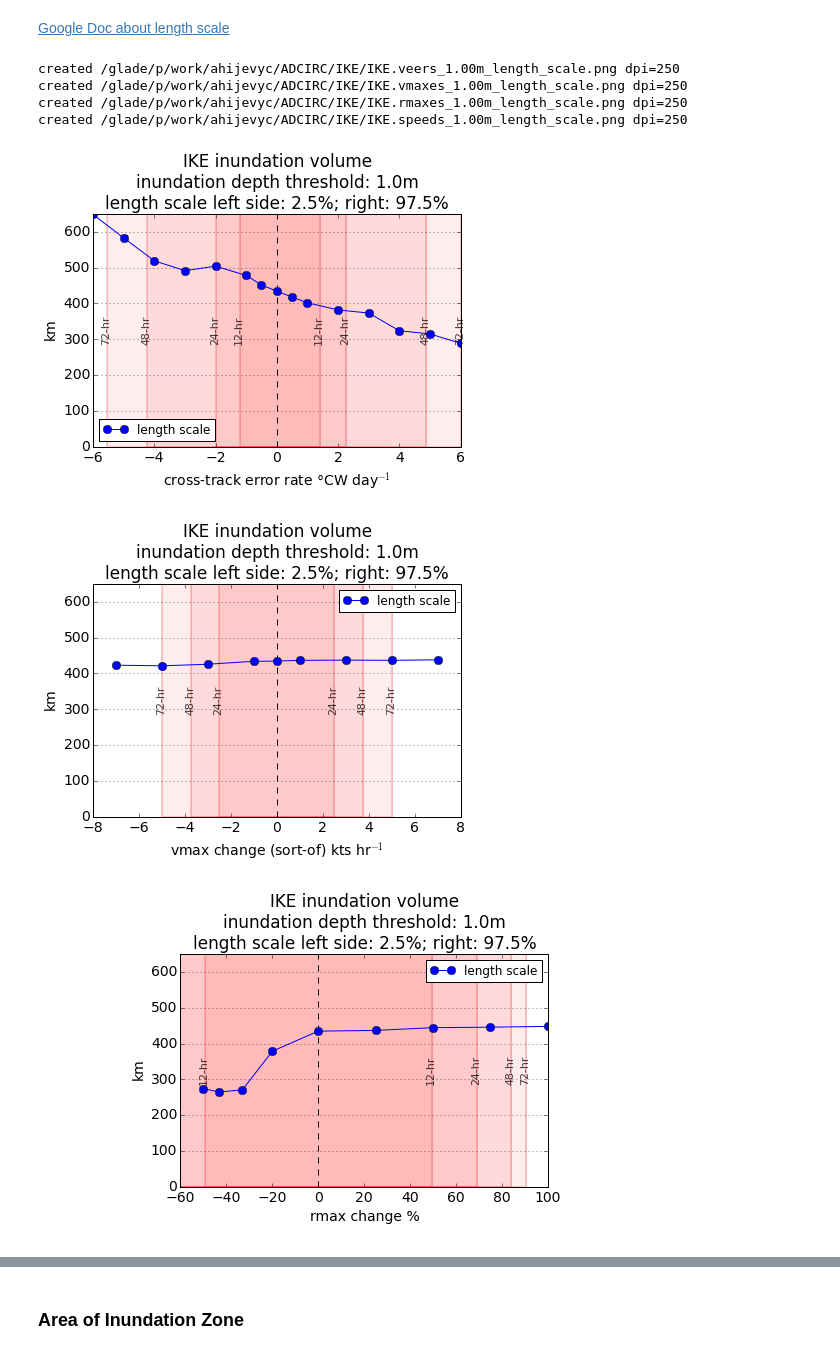
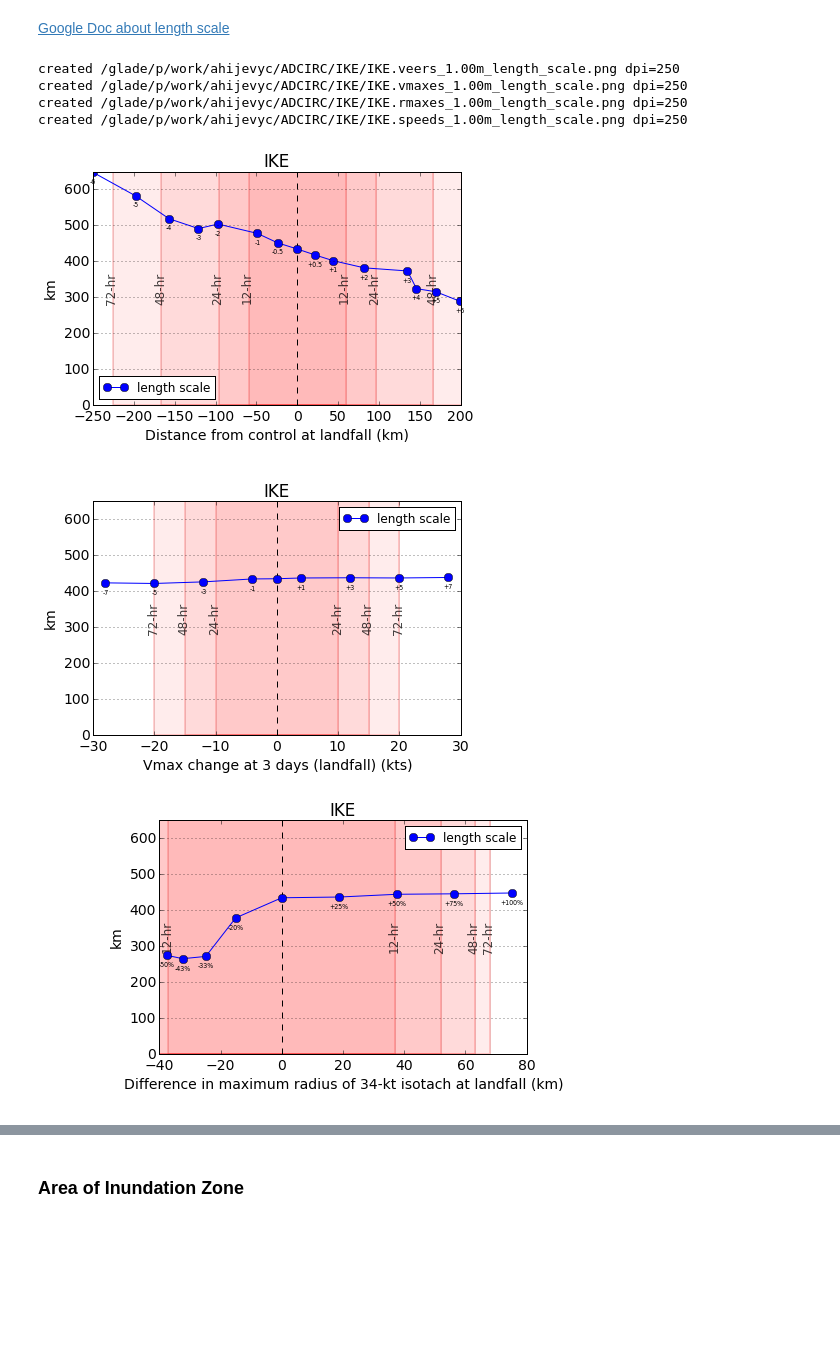
Before and after one commit to ahijevyc/ADCIRC, a Jupyter notebook: ADCIRC.ipynb, the cells around one changed output, grey strips where cells are left out. Saved outputs shown, nothing was run; the diff lists cells and outputs as text; code cells hidden in the pictures; blank space fills up the shorter version.

Commit message:
x axis in terms of distance instead of perturbation magnitude

```diff
--- a/ADCIRC.ipynb
+++ b/ADCIRC.ipynb
@@ -448,21 +491,21 @@ Ithresh = '1.00m'
 
 #  veer perturbations
 deg_symbol = u'\N{DEGREE SIGN}'
-veers = perturbations(thisstorm, name='veers', units=deg_symbol+'CW day$^{\mathrm{-1}}$',
-                      xlabel='cross-track error rate',Ithresh = Ithresh)
+veers = perturbations(thisstorm, name='veers', units='km', xlabel='Distance from control at landfall',Ithresh = Ithresh)
 
 #  speed perturbations
-speeds = perturbations(thisstorm, name='speeds', units='%', xlabel="along-track speed change", Ithresh = Ithresh)
+speeds = perturbations(thisstorm, name='speeds', units='km', xlabel="Distance from control at landfall", Ithresh = Ithresh)
 
 #  vmax perturbations
-vmaxes = perturbations(thisstorm, name='vmaxes', units = "(sort-of) kts hr$^{\mathrm{-1}}$",
-                       xlabel = "vmax change",Ithresh = Ithresh)
+vmaxes = perturbations(thisstorm, name='vmaxes', units = "kts",
+                       xlabel = "Vmax change at 3 days (landfall)",Ithresh = Ithresh)
 
 #  rmax perturbations
-rmaxes = perturbations(thisstorm, name='rmaxes', units = "%", xlabel="rmax change", Ithresh = Ithresh)
+rmaxes = perturbations(thisstorm, name='rmaxes', units = "km",
+                       xlabel="Difference in maximum radius of 34-kt isotach at landfall", Ithresh = Ithresh)
 
 # IKE (could be put alongside CHARLEY)
-IKEveers = perturbations(IKE, name='veers', units='%', xlabel="along-track speed change", Ithresh = Ithresh)
+IKEveers = perturbations(IKE, name='veers', Ithresh = Ithresh)
 # %% [output]
 ['/glade/p/work/ahijevyc/ADCIRC/IKE/veer-6.0/maxele.63.nc']
 ['/glade/p/work/ahijevyc/ADCIRC/IKE/veer-5.0/maxele.63.nc']
@@ -528,7 +583,7 @@ for perturbation in [veers, vmaxes, rmaxes, speeds]:
 
     plt.grid()
     ax.set_ylim(0,2.8)
-    if perturbation.storm.name == 'IKE': ax.set_ylim(0,60.)
+    if perturbation.storm.name == 'IKE': ax.set_ylim(0,30.)
     ax.xaxis.set_major_formatter(dates.DateFormatter('%-m/%-d %-H'+'Z'))
     ax.xaxis.set_major_locator(dates.HourLocator(byhour=[0,6,12,18]))
     fig.autofmt_xdate()
@@ -585,7 +640,8 @@ for perturbation in [veers, vmaxes, rmaxes, speeds]:
         maxele = []
         for i, v in enumerate(perturbation):
             maxele.append(np.percentile(perturbation.maxele[i][ibox],p))
-        line = ax[0].plot(perturbation.values,maxele,marker='o',label='%.1f'%p)
+        # Used to plot perturbation.values on x-axis. Changed Feb 28, 2017.
+        line = ax[0].plot(perturbation.xticks,maxele,marker='o',label='%.1f'%p)
 
     imaxs = []
     for i, v in enumerate(perturbation):
@@ -618,31 +674,39 @@ created /glade/p/work/ahijevyc/ADCIRC/IKE/IKE.speeds_maxele.png dpi=250
 # %% [markdown]
 <a href="https://drive.google.com/open?id=1n58sZmEkW0J1YR9DRvasOQwQpp2Ojwvm0fI3VBQTk_k">Google Doc about length scale</a>
 # %%
+def annotate_pts(perturbation, ax):
+    for line in ax.get_lines():
+        for label, xypoints in zip(perturbation.valuelabels, line.get_xydata()):
+            plt.annotate(label, xy=xypoints, textcoords='offset points', xytext=(0,-6), ha='center', va='top', fontsize=6.3)
+
+
+
 for perturbation in [veers, vmaxes, rmaxes, speeds]:
     if len(perturbation.values) == 0:
         print "no values for "+perturbation.name+" perturbation"
         continue
 
     fig, ax = plt.subplots()
     plt.tight_layout()
-    plt.plot(perturbation.values,perturbation.length_scale,marker='o',label='length scale')
+    plt.plot(perturbation.xticks,perturbation.length_scale,marker='o',label='length scale')
+    annotate_pts(perturbation, ax)
     plt.ylabel('km')
     ax.set_ylim(0,300)
     if perturbation.storm.name == 'IKE': ax.set_ylim(0,650)
     plt.title(perturbation.title)
     ax.yaxis.grid()
     legend = plt.legend(loc='best', fontsize=12)
     plt.xlabel(perturbation.xlabel)
     zeroLine(ax)
     forecast_err_boxes(ax, perturbation)
 
 
     status = mysavfig(perturbation.storm.basedir+perturbation.storm.name+'.'+perturbation.name+'_'+perturbation.Ithresh+'_length_scale.png',dpi=250)
 # %% [output]
 created /glade/p/work/ahijevyc/ADCIRC/IKE/IKE.veers_1.00m_length_scale.png dpi=250
 created /glade/p/work/ahijevyc/ADCIRC/IKE/IKE.vmaxes_1.00m_length_scale.png dpi=250
 created /glade/p/work/ahijevyc/ADCIRC/IKE/IKE.rmaxes_1.00m_length_scale.png dpi=250
 created /glade/p/work/ahijevyc/ADCIRC/IKE/IKE.speeds_1.00m_length_scale.png dpi=250
-[figure, old version]
+[figure, new version]
-[figure, old version]
+[figure, new version]
-[figure, old version]
+[figure, new version]
```
Also changed, not shown: parts of 13 cells of this notebook.
